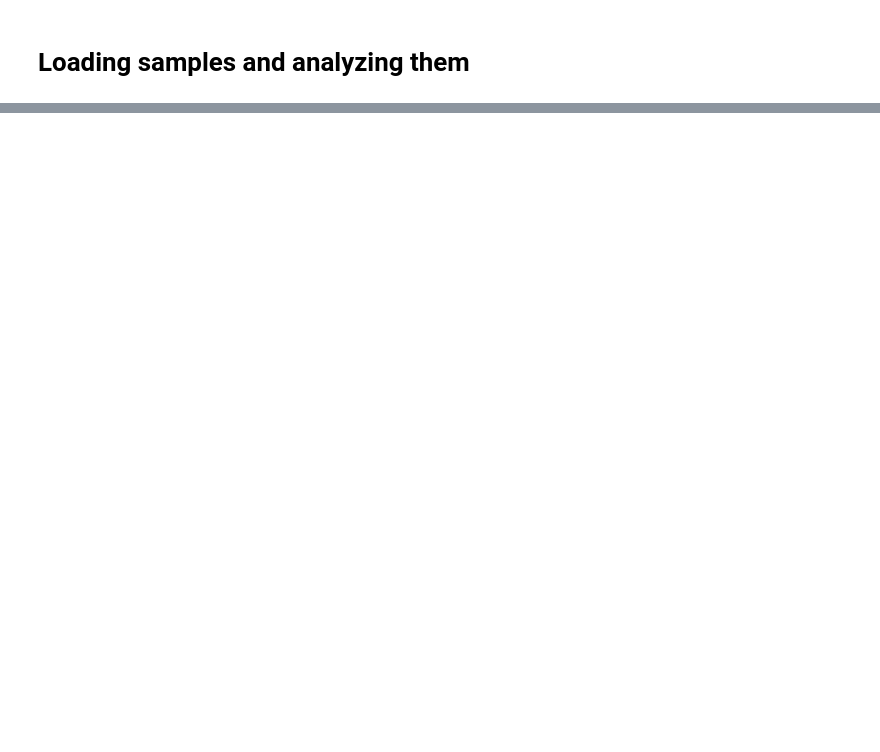
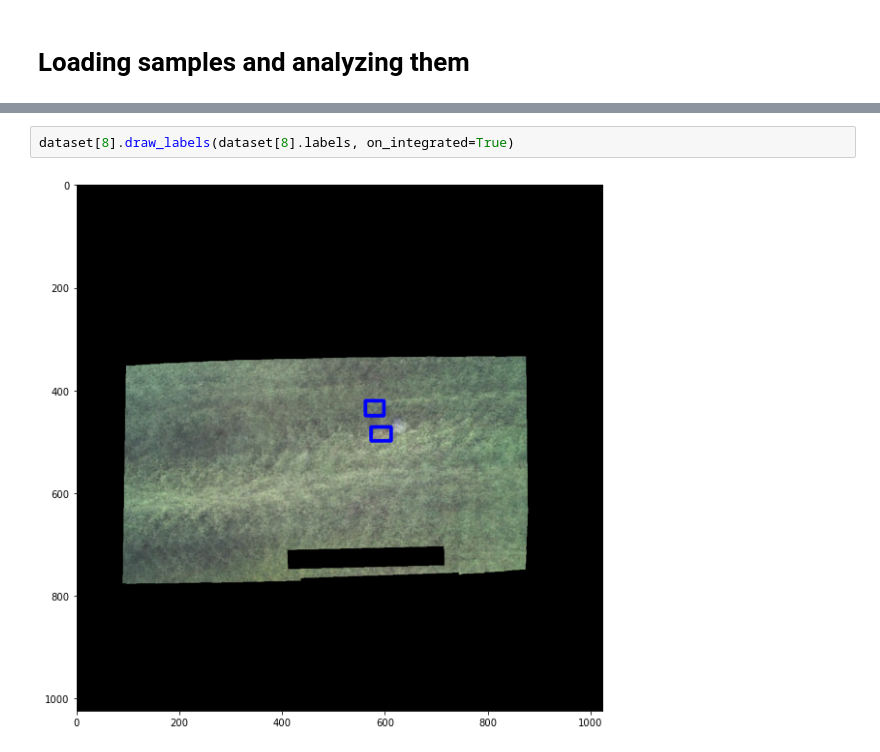
Before and after one commit to alexanderkrauck/WiSAR, a Jupyter notebook: 01_DataExploration.ipynb, the cells around one changed output, grey strips where cells are left out. Drawn from its saved outputs; the diff is of its cells as text; blank space fills up the shorter version.

```diff
--- a/01_DataExploration.ipynb
+++ b/01_DataExploration.ipynb
@@ -52,0 +11,4 @@ samples[0].show_photo_grid()
+# %%
+dataset[8].draw_labels(dataset[8].labels, on_integrated=True)
+# %% [output]
+[figure, added]
```
Also changed, not shown: parts of 6 cells of this notebook, 2 other files.
